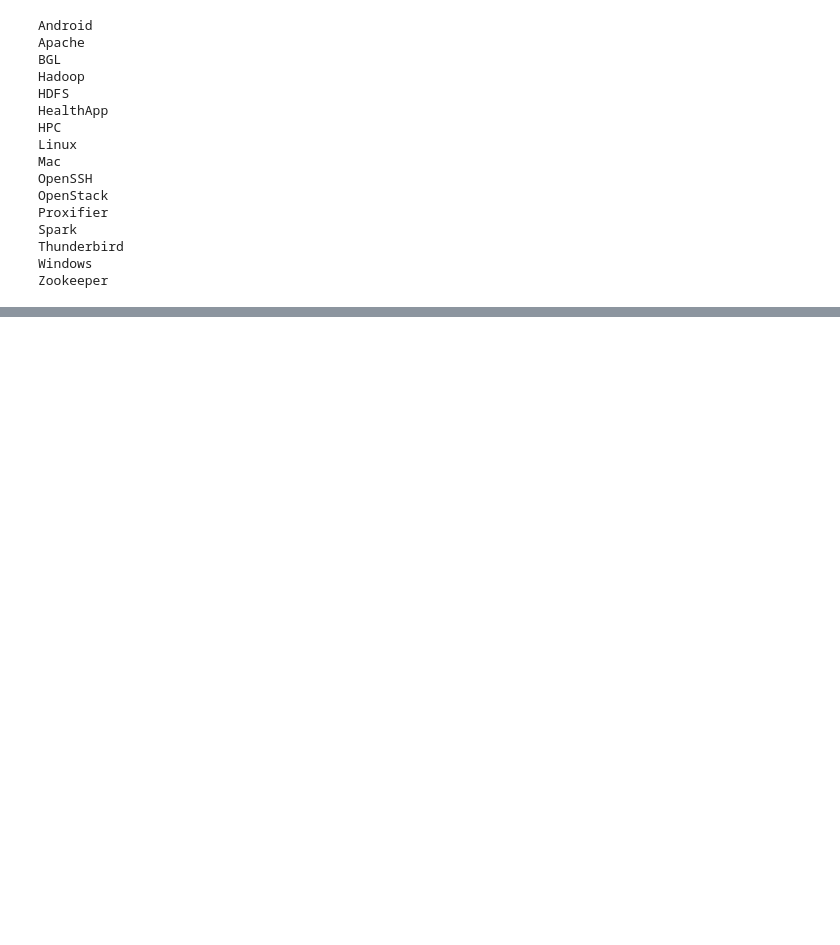
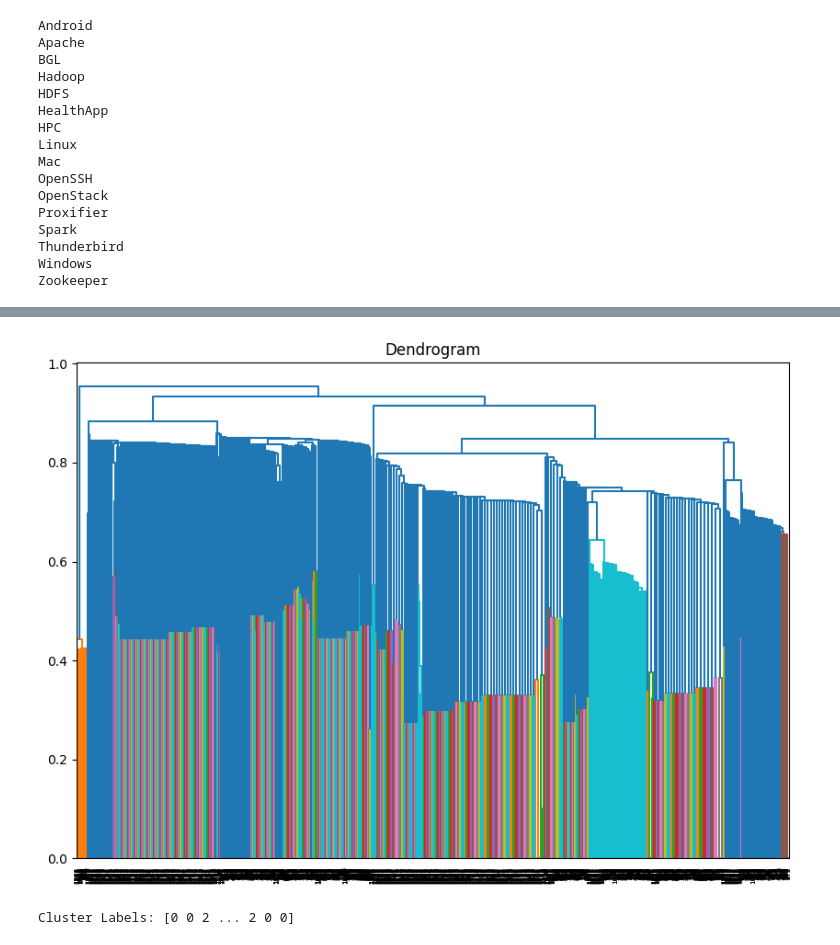
Before and after one commit to krishnasharma4415/LogParser, a Jupyter notebook: trial_approach/trial-1.ipynb, the cells around one changed output, grey strips where cells are left out. Saved outputs shown, nothing was run; the diff lists cells and outputs as text; code cells hidden in the pictures; blank space fills up the shorter version.

Commit message:
text similarity

```diff
--- a/trial_approach/trial-1.ipynb
+++ b/trial_approach/trial-1.ipynb
@@ -53,0 +79,20 @@ cleaned_logs = clean_and_normalize_logs(logs)
+# %%
+apache_logs = cleaned_logs['Apache']
+
+stop_words = set(stopwords.words('english'))
+lemmatizer = WordNetLemmatizer()
+# %%
+def preprocess_log(log):
+    log = re.sub(r'\d{1,3}\.\d{1,3}\.\d{1,3}\.\d{1,3}', '', log)  # IP addresses
+    log = re.sub(r'\[\d{2}/[A-Za-z]+/\d{4}:\d{2}:\d{2}:\d{2}\]', '', log)  # dates
+    log = re.sub(r'\"[A-Z]+\s[A-Za-z0-9/.?=&-]*\sHTTP/\d\.\d\"', '', log)  # HTTP requests
+    log = re.sub(r'\s\d{3}\s\d+', '', log)  # HTTP status codes and data size
+
+    log = log.lower()
+
+    # Tokenization and lemmatization
+    words = nltk.word_tokenize(log)
+    words = [lemmatizer.lemmatize(word) for word in words if word not in stop_words and word.isalnum()]
+    print(words)
+
+    return ' '.join(words)
@@ -53,0 +219,52 @@ cleaned_logs = clean_and_normalize_logs(logs)
+# %%
+# Clustering Approach
+
+import nltk
+from nltk.corpus import stopwords
+from nltk.tokenize import word_tokenize
+from nltk.stem import WordNetLemmatizer
+from sklearn.feature_extraction.text import TfidfVectorizer
+from sklearn.metrics.pairwise import cosine_similarity
+from sklearn.cluster import AgglomerativeClustering
+import matplotlib.pyplot as plt
+import scipy.cluster.hierarchy as shc
+
+# Ensure you have the necessary NLTK resources
+nltk.download('punkt')
+nltk.download('stopwords')
+nltk.download('wordnet')
+
+# Sample logs
+apache_logs = cleaned_logs['Apache']
+
+# Step 1: Preprocessing
+def preprocess_log(log):
+    stop_words = set(stopwords.words('english'))
+    lemmatizer = WordNetLemmatizer()
+
+    log = log.lower()
+    words = word_tokenize(log)
+    words = [lemmatizer.lemmatize(word) for word in words if word not in stop_words and word.isalnum()]
+
+    return ' '.join(words)
+
+preprocessed_logs = [preprocess_log(log) for log in apache_logs]
+
+# Step 2: Vectorization using TF-IDF
+vectorizer = TfidfVectorizer()
+X = vectorizer.fit_transform(preprocessed_logs)
+
+# Step 3: Calculate similarity and perform clustering
+similarity_matrix = cosine_similarity(X)
+clustering_model = AgglomerativeClustering(n_clusters=3, linkage='average', metric='cosine')
+labels = clustering_model.fit_predict(X.toarray())
+
+# Step 4: Plot the dendrogram
+plt.figure(figsize=(10, 7))
+plt.title("Dendrogram")
+dend = shc.dendrogram(shc.linkage(X.toarray(), method='average', metric='cosine'))
+plt.show()
+
+# Output the clusters
+print("Cluster Labels:", labels)
+# %% [output]
@@ -53,0 +280,2 @@ cleaned_logs = clean_and_normalize_logs(logs)
+[figure, added]
+Cluster Labels: [0 0 2 ... 2 0 0]
```
Also changed, not shown: parts of 10 cells of this notebook.
